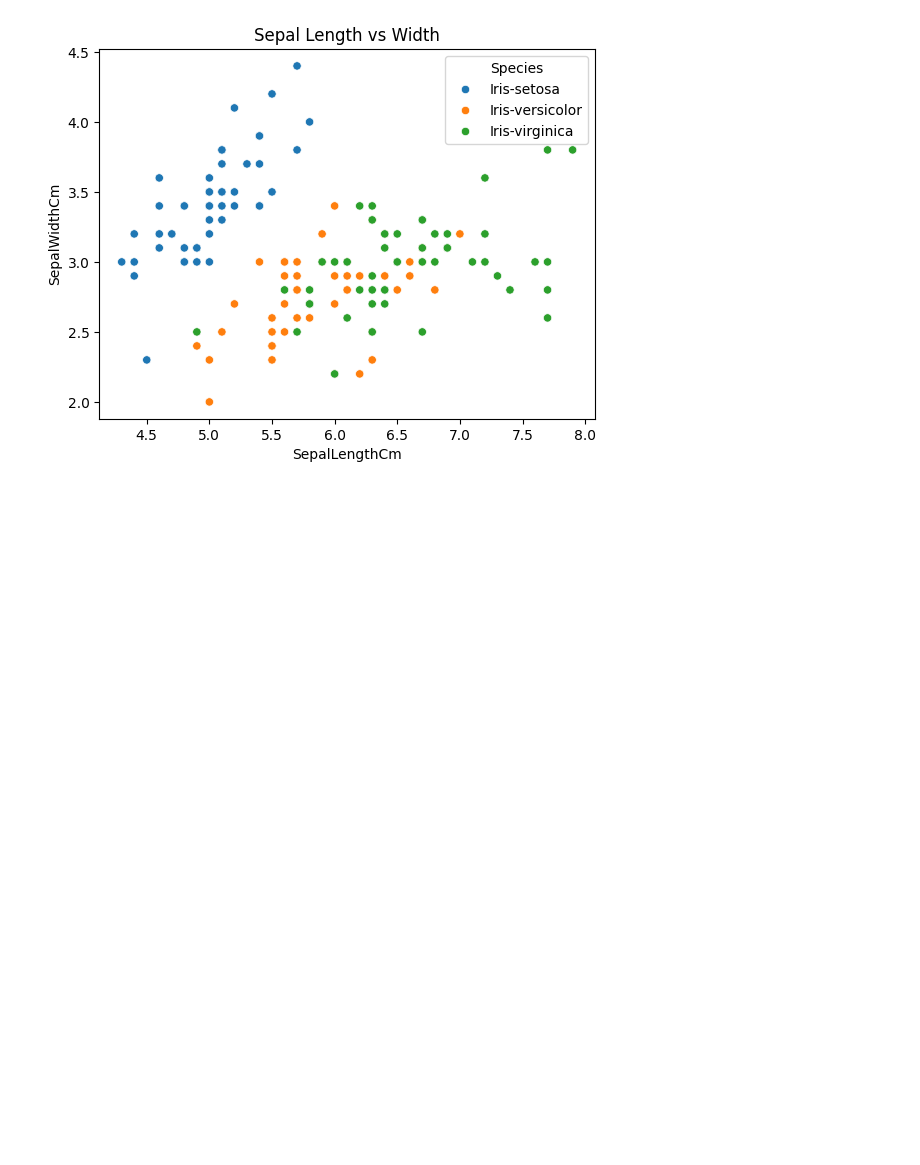
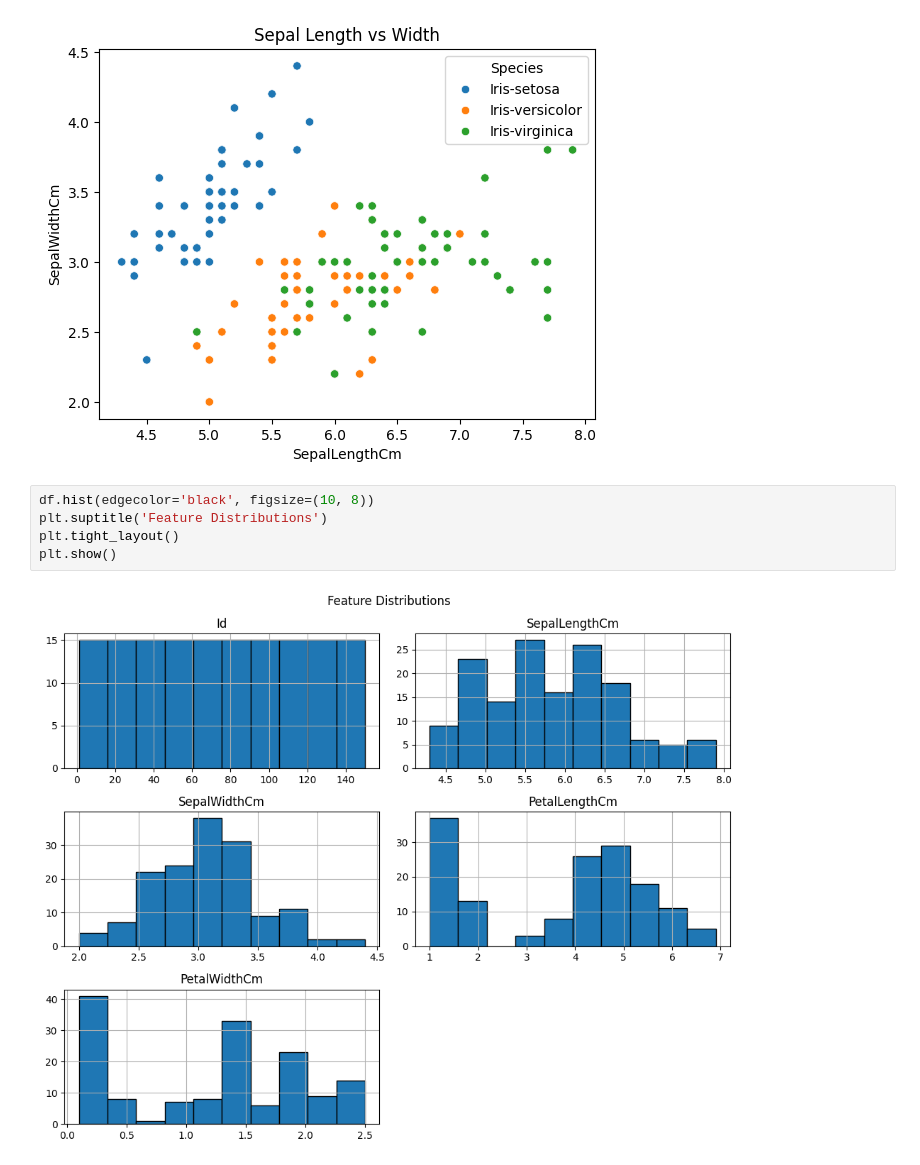
Before and after one commit to mekaviraj/ML_sem5, a Jupyter notebook: ml_lab_sem5.ipynb, the cells around one changed output. Cells and saved outputs as stored; diff of their text form; blank space fills up the shorter version.

```diff
--- a/ml_lab_sem5.ipynb
+++ b/ml_lab_sem5.ipynb
@@ -411,3 +411,10 @@ plt.title('Sepal Length vs Width')
 plt.show()
 # %% [output]
 [figure]
+# %%
+df.hist(edgecolor='black', figsize=(10, 8))
+plt.suptitle('Feature Distributions')
+plt.tight_layout()
+plt.show()
+# %% [output]
+[figure, added]
```
Also changed, not shown: parts of 9 cells of this notebook.
